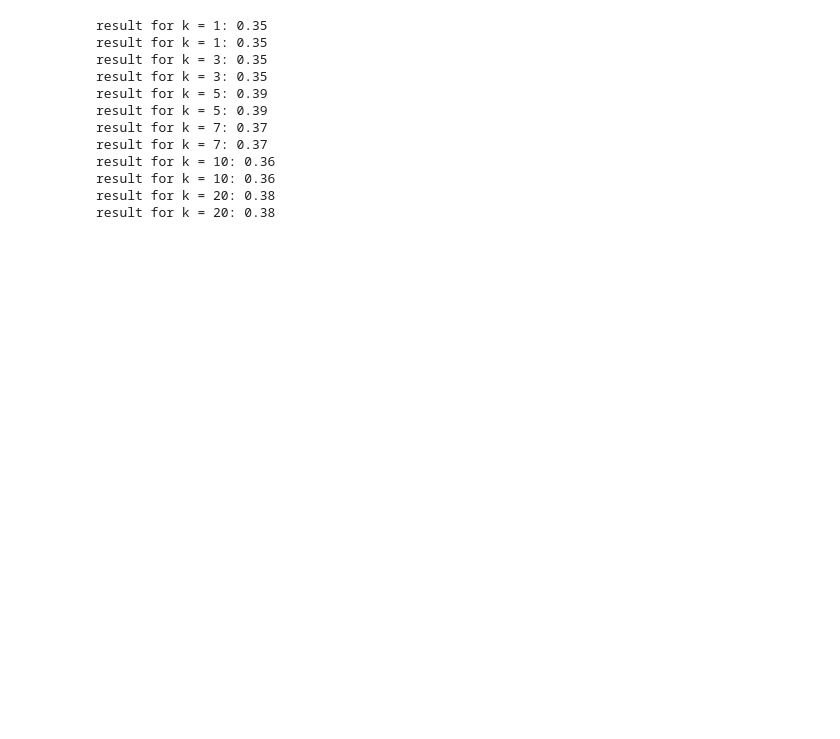
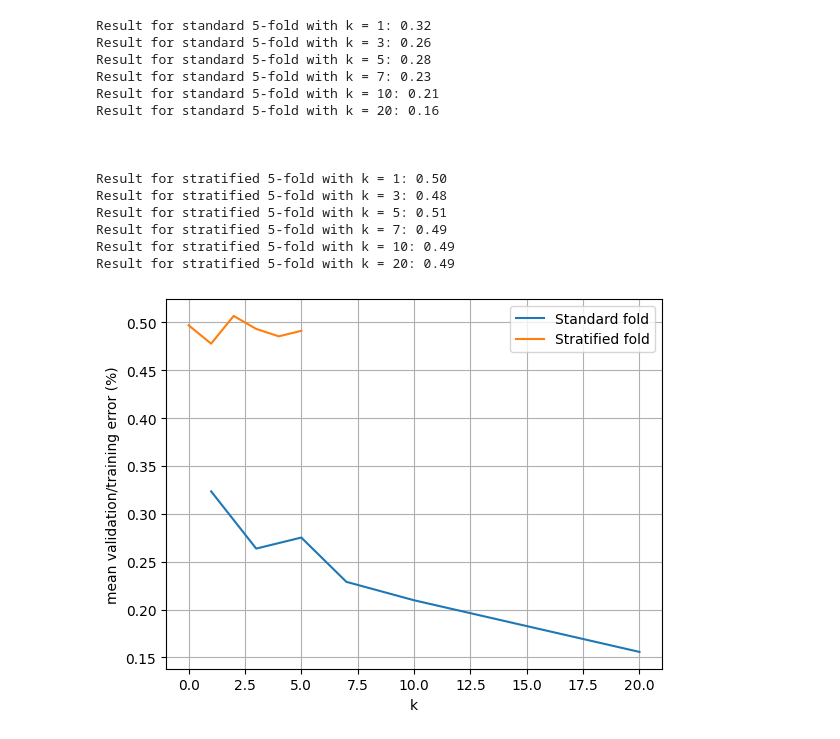
Before and after one commit to million-haileyesus/Data_Mining_I, a Jupyter notebook: DM_Assignment2/programming assignment 2.ipynb, the cells around one changed output. Cells and saved outputs as stored; diff of their text form; code cells hidden in the pictures; blank space fills up the shorter version.

```diff
--- a/DM_Assignment2/programming assignment 2.ipynb
+++ b/DM_Assignment2/programming assignment 2.ipynb
@@ -96,50 +101,70 @@ def knn_classifier():
     skf = StratifiedKFold(n_splits=5)
 
     no_neighbors = [1, 3, 5, 7, 10, 20]
+
+    standard_fold_results = []
+    stratified_fold_results = []
 
     for k in no_neighbors:
         knn = KNeighborsClassifier(k)
 
         scores = []
         for train_index, test_index in kf.split(X_train, y_train):
             X_tr, X_te = X_train[train_index], X_train[test_index]
             y_tr, y_te = y_train[train_index], y_train[test_index]
 
             knn.fit(X_tr, y_tr)
             scores.append(knn.score(X_te, y_te))
 
-        result = np.mean(scores)
-        print(f"result for k = {k}: {result:0.2f}")
+        standard_fold_results.append(np.mean(scores))
 
 
     for k in no_neighbors:
         knn = KNeighborsClassifier(k)
 
         scores = []
         for train_index, test_index in skf.split(X_train, y_train):
             X_tr, X_te = X_train[train_index], X_train[test_index]
             y_tr, y_te = y_train[train_index], y_train[test_index]
 
             knn.fit(X_tr, y_tr)
             scores.append(knn.score(X_te, y_te))
 
-        result = np.mean(scores)
-        print(f"result for k = {k}: {result:0.2f}")
+        stratified_fold_results.append(np.mean(scores))
+
+    for i, j in zip(no_neighbors, standard_fold_results):
+        print(f"Result for standard 5-fold with k = {i}: {j:0.2f}")
+    print("\n\n")
+
+    for i, j in zip(no_neighbors, stratified_fold_results):
+        print(f"Result for stratified 5-fold with k = {i}: {j:0.2f}")
+
+    plt.plot(no_neighbors, standard_fold_results, stratified_fold_results)
+#     plt.title()
+    plt.xlabel("k")
+    plt.ylabel("mean validation/training error (%)")
+    plt.grid(True)
+    plt.legend(("Standard fold", "Stratified fold"), loc = "upper right")
+    plt.show()
 
 knn_classifier()
 # %% [output]
-result for k = 1: 0.35
-result for k = 1: 0.35
-result for k = 3: 0.35
-result for k = 3: 0.35
-result for k = 5: 0.39
-result for k = 5: 0.39
-result for k = 7: 0.37
-result for k = 7: 0.37
-result for k = 10: 0.36
-result for k = 10: 0.36
-result for k = 20: 0.38
-result for k = 20: 0.38
+Result for standard 5-fold with k = 1: 0.32
+Result for standard 5-fold with k = 3: 0.26
+Result for standard 5-fold with k = 5: 0.28
+Result for standard 5-fold with k = 7: 0.23
+Result for standard 5-fold with k = 10: 0.21
+Result for standard 5-fold with k = 20: 0.16
+
+
+
+Result for stratified 5-fold with k = 1: 0.50
+Result for stratified 5-fold with k = 3: 0.48
+Result for stratified 5-fold with k = 5: 0.51
+Result for stratified 5-fold with k = 7: 0.49
+Result for stratified 5-fold with k = 10: 0.49
+Result for stratified 5-fold with k = 20: 0.49
+[figure, added]
 # %%
 def naive_bayes_classifier():
     X_train, y_train, X_test, y_test = train_test_split()
```
Also changed, not shown: parts of 7 cells of this notebook.
